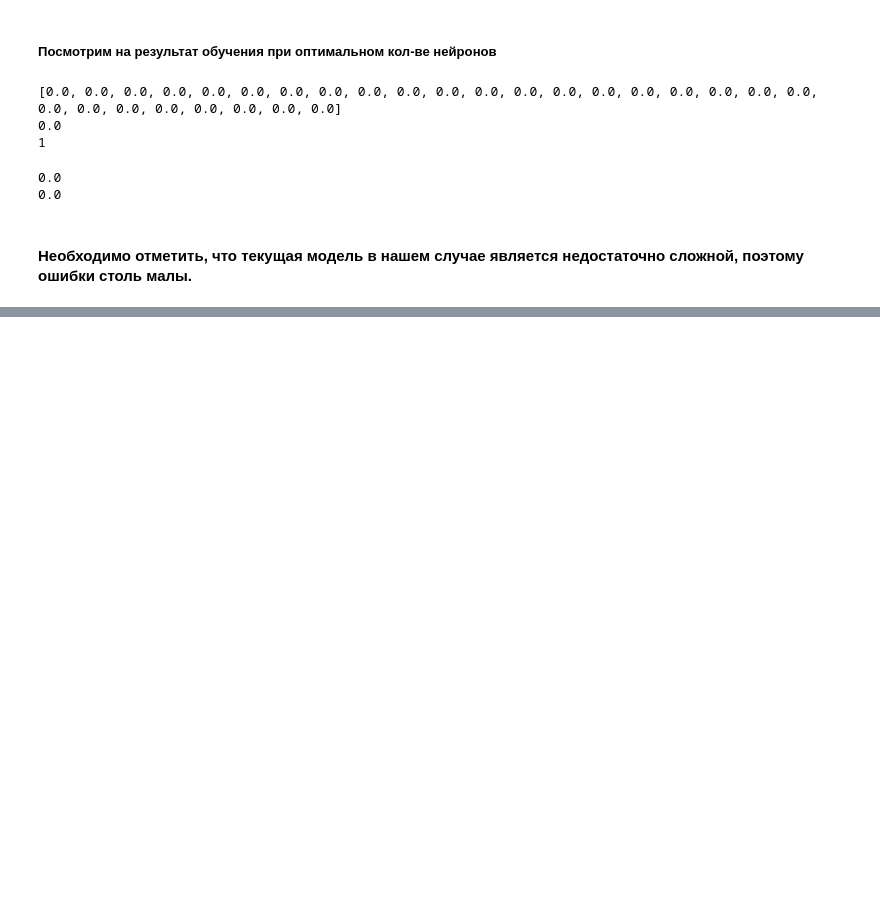
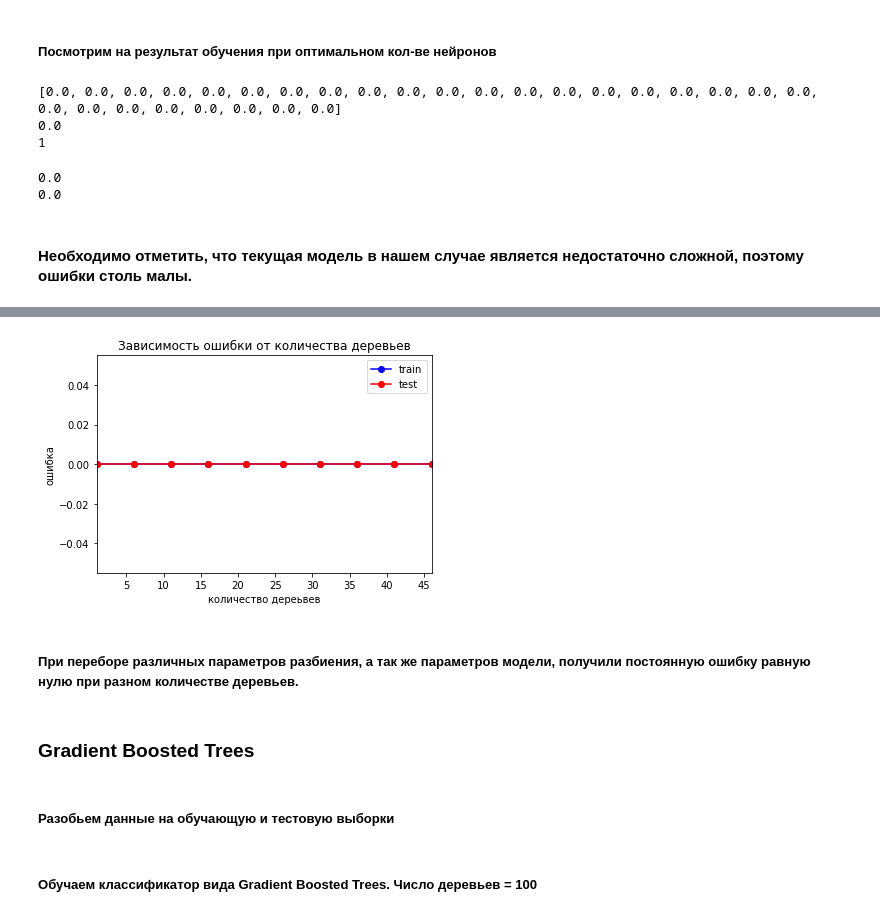
Before and after one commit to might52/ml, a Jupyter notebook: ml_lab1/ml_kabaddi.ipynb, the cells around one changed output, grey strips where cells are left out. Cells and saved outputs as stored; diff of their text form; code cells hidden in the pictures; blank space fills up the shorter version.

```diff
--- a/ml_lab1/ml_kabaddi.ipynb
+++ b/ml_lab1/ml_kabaddi.ipynb
@@ -1009,0 +1184,2 @@ print(np.mean(y_test != y_test_pred))
+# %%
+X_train, X_test, y_train, y_test = train_test_split(X, y, test_size = 0.1, random_state = 20)
@@ -1009,0 +1196,8 @@ print(np.mean(y_test != y_test_pred))
+# %%
+err_ab_train1 = []
+for y_train_pred in ab_model.predict(X_train):
+    err_ab_train1.append(np.mean(y_train_pred != y_train))
+
+err_ab_test1 = []
+for y_test_pred in ab_model.predict(X_test):
+    err_ab_test1.append(np.mean(y_test_pred != y_test))
@@ -1009,0 +1213,29 @@ print(np.mean(y_test != y_test_pred))
+# %%
+tree_arr = np.arange(1, 50, 5)
+test_err = []
+train_err = []
+for tree in tree_arr:
+    gbt = ensemble.GradientBoostingClassifier(n_estimators = tree)
+    gbt.fit(X_train, y_train)
+
+    y_train_pred = gbt.predict(X_train)
+    y_test_pred = gbt.predict(X_test)
+    train_err.append(np.mean(y_train != y_train_pred))
+    test_err.append(np.mean(y_test != y_test_pred))
+# %%
+plt.plot(tree_arr, train_err, 'b-o', label = 'train')
+plt.plot(tree_arr, test_err, 'r-o', label = 'test')
+plt.xlim([np.min(tree_arr), np.max(tree_arr)])
+plt.title('Зависимость ошибки от количества деревьев')
+plt.xlabel('количество дереьвев')
+plt.ylabel('ошибка')
+plt.legend()
+pass
+# %% [output]
+[figure, added]
+# %% [markdown]
+##### При переборе различных параметров разбиения, а так же параметров модели, получили постоянную ошибку равную нулю  при разном количестве деревьев.
+# %% [markdown]
+### Gradient Boosted Trees
+# %% [markdown]
+##### Разобьем данные на обучающую и тестовую выборки
@@ -1009,0 +1245,2 @@ print(np.mean(y_test != y_test_pred))
+# %% [markdown]
+##### Обучаем классификатор вида Gradient Boosted Trees. Число деревьев = 100
```
Also changed, not shown: parts of 53 cells of this notebook.
